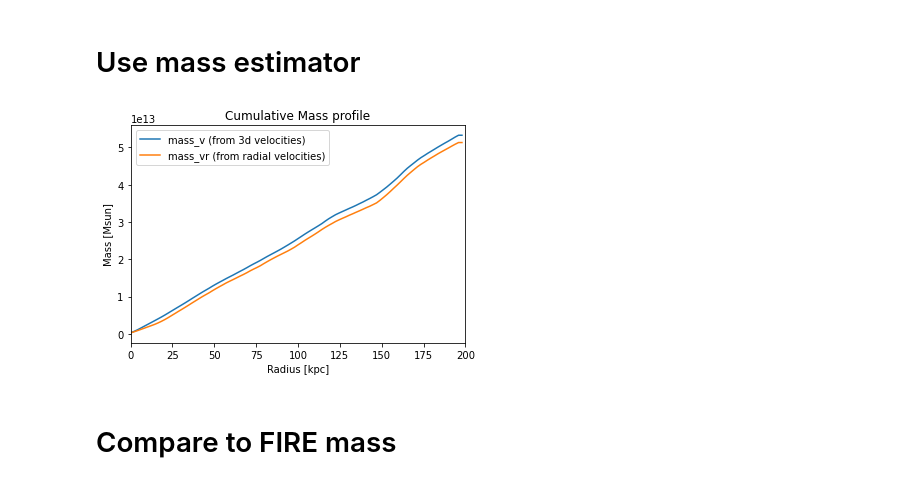
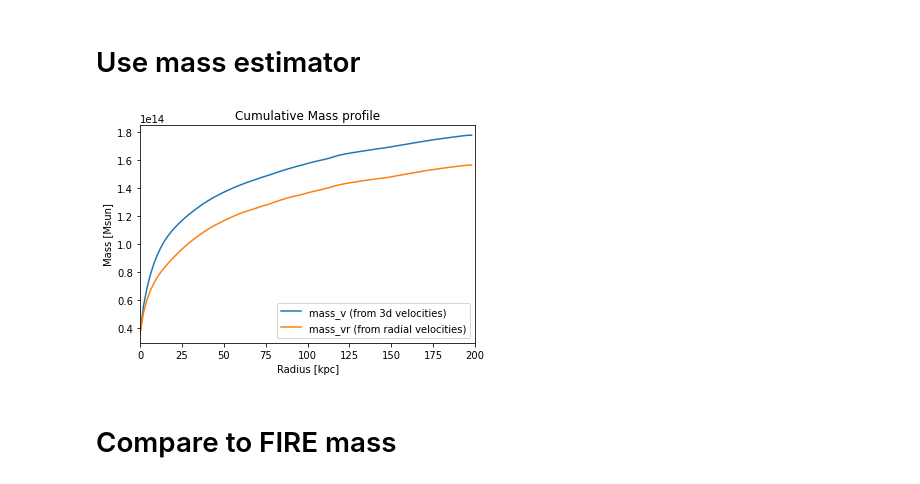
Before and after one commit to aeden2019/fire_mass, a Jupyter notebook: fire_mass.ipynb, the cells around one changed output. Saved outputs shown, nothing was run; the diff lists cells and outputs as text; code cells hidden in the pictures.

```diff
--- a/fire_mass.ipynb
+++ b/fire_mass.ipynb
@@ -221,7 +221,7 @@ beta = betaArr[1]
 import mass_estimators
 # %%
 # Force values for now
-alpha = 0.5
+alpha = -0.5
 gamma = 2.6
 # %%
 # Call the profile estimator
@@ -234,16 +234,16 @@ mass_vr = mass[2] # enclosed mass profile computed with radial velocities [Msun/
 # %%
 # Plot the mass profile in cummulative shells
 fig, ax = plt.subplots()
 ax.plot(radius, np.cumsum(mass_v[1:])*1E10, label='mass_v (from 3d velocities)')
 ax.plot(radius, np.cumsum(mass_vr[1:]*1E10), label='mass_vr (from radial velocities)')
 ax.set_xlabel('Radius [kpc]')
 ax.set_ylabel('Mass [Msun]')
 ax.set_xlim(rmin, rmax)
-ax.legend()
+ax.legend(loc=4)
 plt.title('Cumulative Mass profile')
 plt.show()
 # %% [output]
-[figure, old version]
+[figure, new version]
 # %% [markdown]
 # Compare to FIRE mass
 # %%
```
Also changed, not shown: parts of 11 cells of this notebook.
